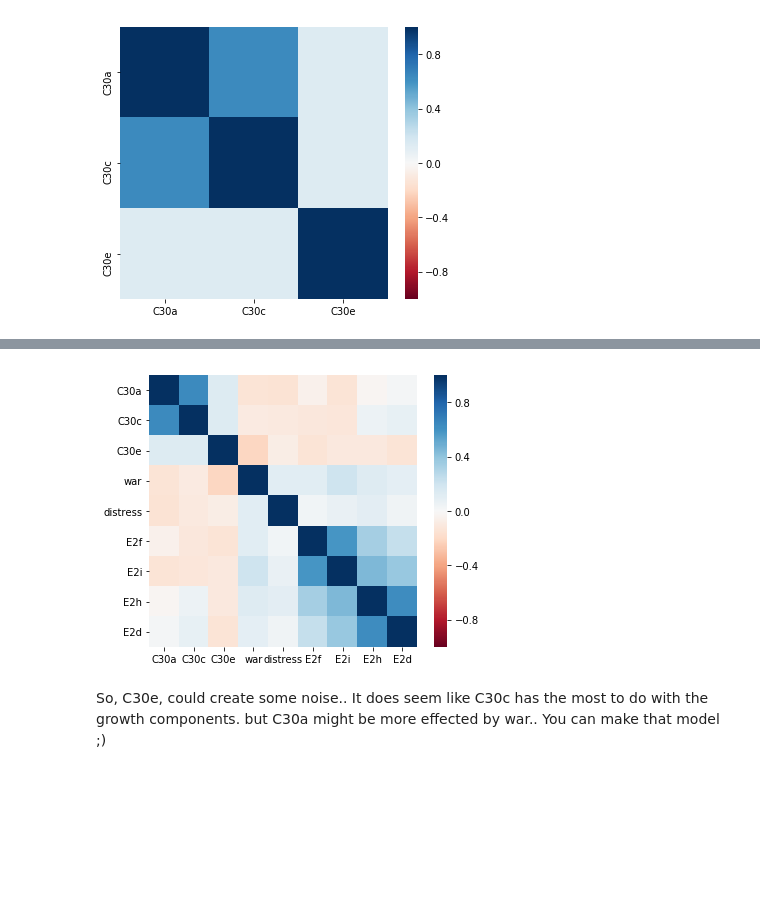
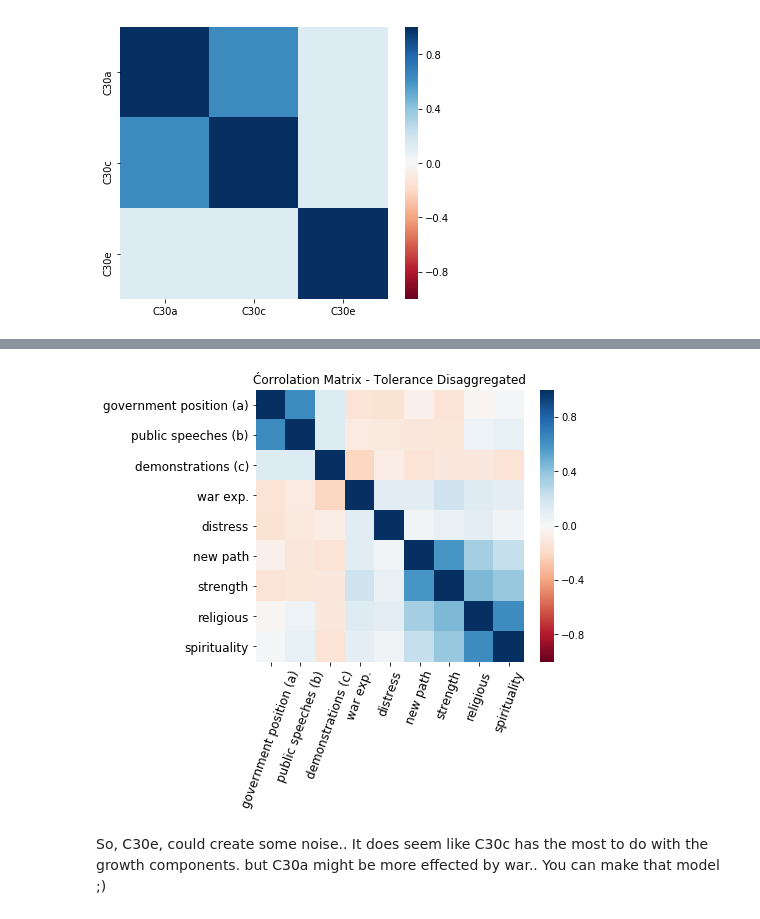
Before and after one commit to Polichinel/PLWC_scripts, a Jupyter notebook: py_bayesian_sem.ipynb, the cells around one changed output, grey strips where cells are left out. Cells and saved outputs as stored; diff of their text form; code cells hidden in the pictures; blank space fills up the shorter version.

```diff
--- a/py_bayesian_sem.ipynb
+++ b/py_bayesian_sem.ipynb
@@ -205,9 +236,22 @@ plt.show()
 # %%
 plt.figure(figsize=[6,5])
 sns.heatmap(df_carolin[[ 'C30a', 'C30c', 'C30e','war','distress','E2f','E2i','E2h','E2d']].corr(), cmap="RdBu", vmin=-1, vmax=1)
+
+tick_names = ['government position (a)','public speeches (b)','demonstrations (c)','war exp.','distress','new path','strength','religious','spirituality']
+
+plt.yticks(np.arange(0.5,9.5,1),
+           tick_names, fontsize = 12)
+
+plt.xticks(np.arange(0.5,9.5,1), tick_names, rotation=70, fontsize = 12)
+
+plt.title('Ćorrolation Matrix - Tolerance Disaggregated')
+
+fig_title = 'corr_mat_dis_tol.pdf'
+plt.savefig(fig_title, bbox_inches="tight")
+
 plt.show()
 # %% [output]
-[figure, old version]
+[figure, new version]
 # %% [markdown]
 So, C30e, could create some noise..
 It does seem like C30c has the most to do with the growth components.
```
Also changed, not shown: parts of 26 cells of this notebook.
